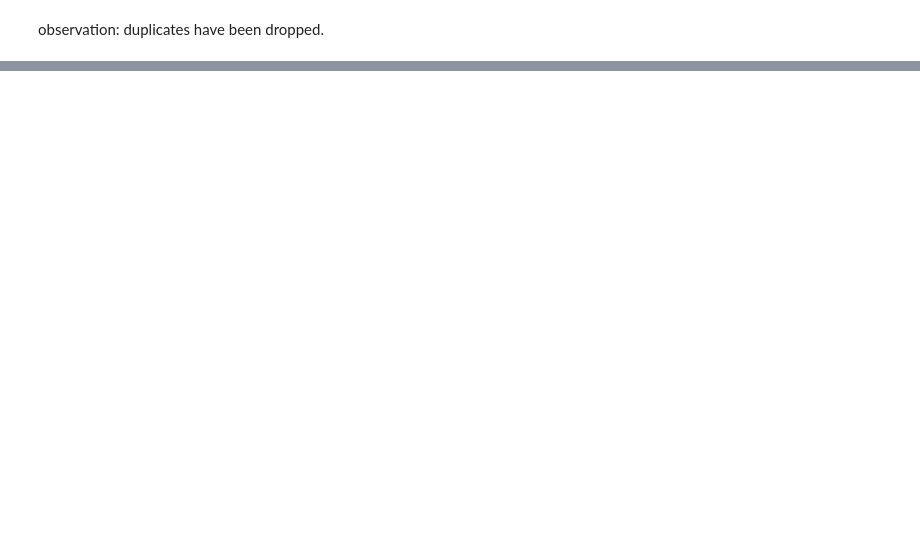
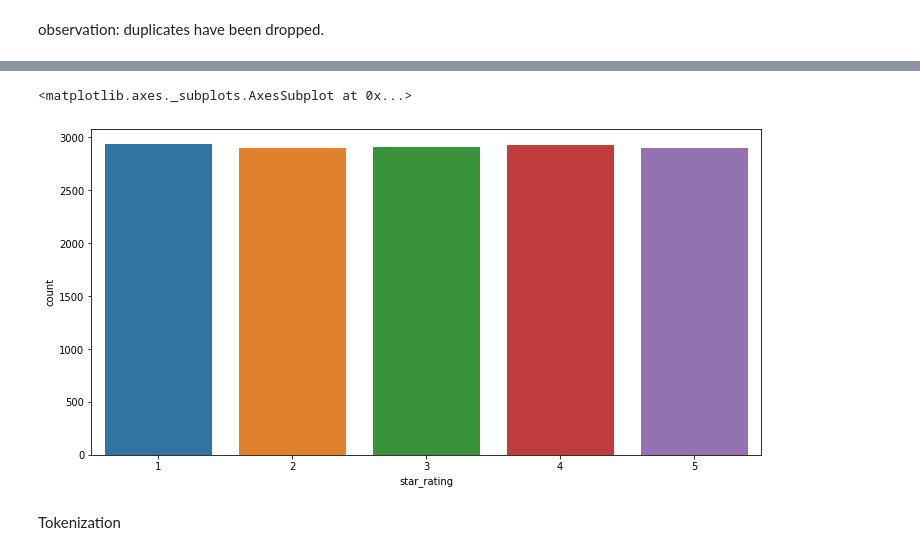
Before and after one commit to JeromeMberia/user_review_analysis, a Jupyter notebook: user_review_analysis.ipynb, the cells around one changed output, grey strips where cells are left out. Saved outputs shown, nothing was run; the diff lists cells and outputs as text; code cells hidden in the pictures; blank space fills up the shorter version.

```diff
--- a/user_review_analysis.ipynb
+++ b/user_review_analysis.ipynb
@@ -135,0 +216,10 @@ observation, there are several panctuations.
+# %%
+import matplotlib.pyplot as plt
+import seaborn as sns
+plt.figure(figsize=(12,6))     #width and height
+sns.countplot(x='star_rating',data=data_corpus2)
+# %% [output]
+<matplotlib.axes._subplots.AxesSubplot at 0x...>
+[figure, added]
+# %% [markdown]
+Tokenization
```
Also changed, not shown: parts of 46 cells of this notebook.
